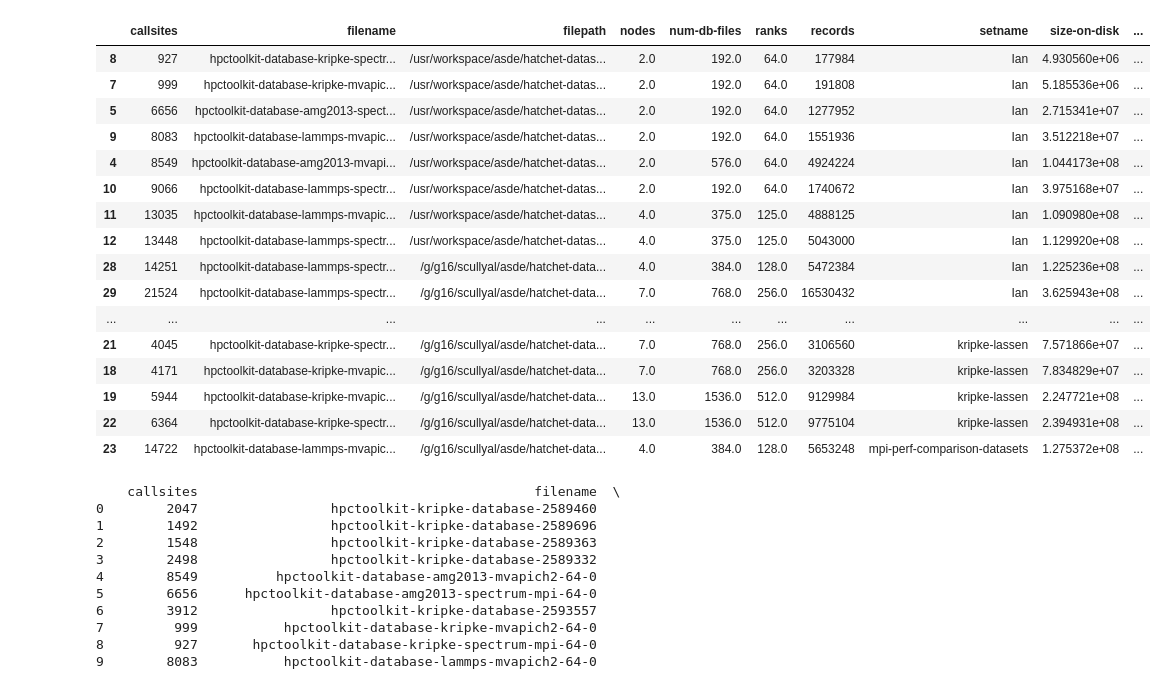
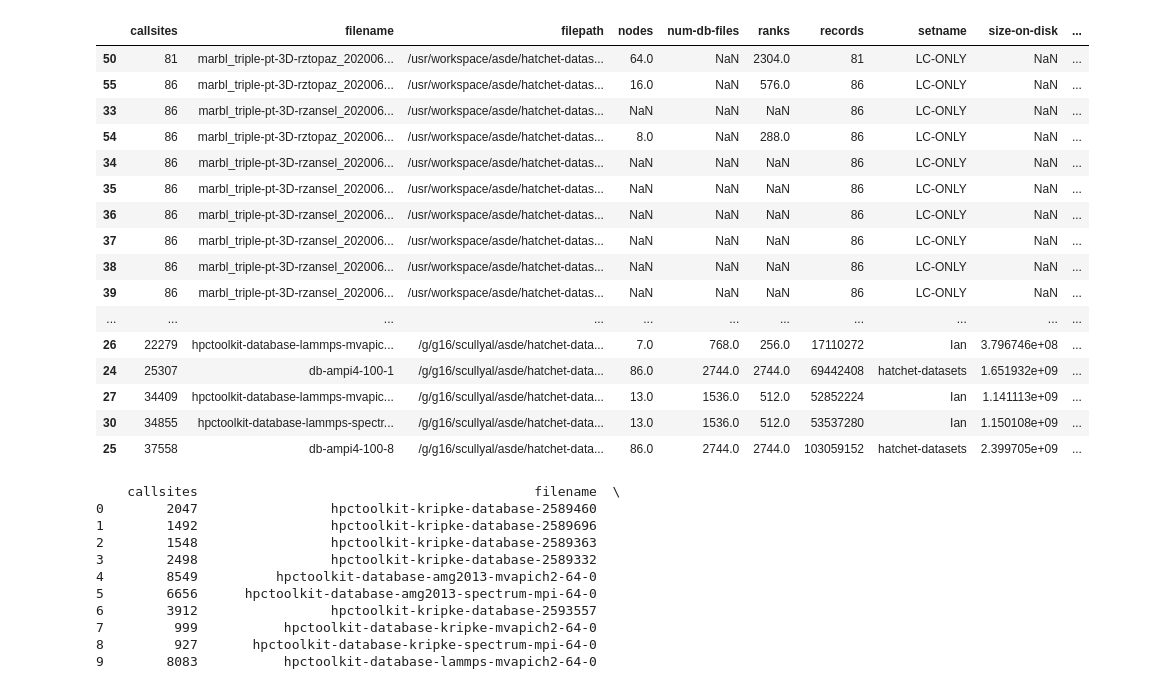
Before and after one commit to cscully-allison/hatchet_oprimization_project, a Jupyter notebook: db_management.ipynb, the cells around one changed output. Cells and saved outputs as stored; diff of their text form; code cells hidden in the pictures.

```diff
--- a/db_management.ipynb
+++ b/db_management.ipynb
@@ -24,23 +45,24 @@ display(HTML(ddb.p_md.groupby(['run_id']).mean().to_html()))
 # %%
-display(HTML(db.p_md.sort_values(["setname", "callsites"]).to_html()))
+display(HTML(db.p_md.sort_values(["callsites"]).to_html()))
+db.p_md.sort_values(["setname","callsites"]).to_html("md.html")
 # %% [output]
 |  | callsites | filename | filepath | nodes | num-db-files | ranks | records | setname | size-on-disk | ... |
-| 8 | 927 | hpctoolkit-database-kripke-spectr... | /usr/workspace/asde/hatchet-datas... | 2.0 | 192.0 | 64.0 | 177984 | Ian | 4.930560e+06 | ... |
-| 7 | 999 | hpctoolkit-database-kripke-mvapic... | /usr/workspace/asde/hatchet-datas... | 2.0 | 192.0 | 64.0 | 191808 | Ian | 5.185536e+06 | ... |
-| 5 | 6656 | hpctoolkit-database-amg2013-spect... | /usr/workspace/asde/hatchet-datas... | 2.0 | 192.0 | 64.0 | 1277952 | Ian | 2.715341e+07 | ... |
-| 9 | 8083 | hpctoolkit-database-lammps-mvapic... | /usr/workspace/asde/hatchet-datas... | 2.0 | 192.0 | 64.0 | 1551936 | Ian | 3.512218e+07 | ... |
-| 4 | 8549 | hpctoolkit-database-amg2013-mvapi... | /usr/workspace/asde/hatchet-datas... | 2.0 | 576.0 | 64.0 | 4924224 | Ian | 1.044173e+08 | ... |
-| 10 | 9066 | hpctoolkit-database-lammps-spectr... | /usr/workspace/asde/hatchet-datas... | 2.0 | 192.0 | 64.0 | 1740672 | Ian | 3.975168e+07 | ... |
-| 11 | 13035 | hpctoolkit-database-lammps-mvapic... | /usr/workspace/asde/hatchet-datas... | 4.0 | 375.0 | 125.0 | 4888125 | Ian | 1.090980e+08 | ... |
-| 12 | 13448 | hpctoolkit-database-lammps-spectr... | /usr/workspace/asde/hatchet-datas... | 4.0 | 375.0 | 125.0 | 5043000 | Ian | 1.129920e+08 | ... |
-| 28 | 14251 | hpctoolkit-database-lammps-spectr... | /g/g16/scullyal/asde/hatchet-data... | 4.0 | 384.0 | 128.0 | 5472384 | Ian | 1.225236e+08 | ... |
-| 29 | 21524 | hpctoolkit-database-lammps-spectr... | /g/g16/scullyal/asde/hatchet-data... | 7.0 | 768.0 | 256.0 | 16530432 | Ian | 3.625943e+08 | ... |
+| 50 | 81 | marbl_triple-pt-3D-rztopaz_202006... | /usr/workspace/asde/hatchet-datas... | 64.0 | NaN | 2304.0 | 81 | LC-ONLY | NaN | ... |
+| 55 | 86 | marbl_triple-pt-3D-rztopaz_202006... | /usr/workspace/asde/hatchet-datas... | 16.0 | NaN | 576.0 | 86 | LC-ONLY | NaN | ... |
+| 33 | 86 | marbl_triple-pt-3D-rzansel_202006... | /usr/workspace/asde/hatchet-datas... | NaN | NaN | NaN | 86 | LC-ONLY | NaN | ... |
+| 54 | 86 | marbl_triple-pt-3D-rztopaz_202006... | /usr/workspace/asde/hatchet-datas... | 8.0 | NaN | 288.0 | 86 | LC-ONLY | NaN | ... |
+| 34 | 86 | marbl_triple-pt-3D-rzansel_202006... | /usr/workspace/asde/hatchet-datas... | NaN | NaN | NaN | 86 | LC-ONLY | NaN | ... |
+| 35 | 86 | marbl_triple-pt-3D-rzansel_202006... | /usr/workspace/asde/hatchet-datas... | NaN | NaN | NaN | 86 | LC-ONLY | NaN | ... |
+| 36 | 86 | marbl_triple-pt-3D-rzansel_202006... | /usr/workspace/asde/hatchet-datas... | NaN | NaN | NaN | 86 | LC-ONLY | NaN | ... |
+| 37 | 86 | marbl_triple-pt-3D-rzansel_202006... | /usr/workspace/asde/hatchet-datas... | NaN | NaN | NaN | 86 | LC-ONLY | NaN | ... |
+| 38 | 86 | marbl_triple-pt-3D-rzansel_202006... | /usr/workspace/asde/hatchet-datas... | NaN | NaN | NaN | 86 | LC-ONLY | NaN | ... |
+| 39 | 86 | marbl_triple-pt-3D-rzansel_202006... | /usr/workspace/asde/hatchet-datas... | NaN | NaN | NaN | 86 | LC-ONLY | NaN | ... |
 | ... | ... | ... | ... | ... | ... | ... | ... | ... | ... | ... |
-| 21 | 4045 | hpctoolkit-database-kripke-spectr... | /g/g16/scullyal/asde/hatchet-data... | 7.0 | 768.0 | 256.0 | 3106560 | kripke-lassen | 7.571866e+07 | ... |
-| 18 | 4171 | hpctoolkit-database-kripke-mvapic... | /g/g16/scullyal/asde/hatchet-data... | 7.0 | 768.0 | 256.0 | 3203328 | kripke-lassen | 7.834829e+07 | ... |
-| 19 | 5944 | hpctoolkit-database-kripke-mvapic... | /g/g16/scullyal/asde/hatchet-data... | 13.0 | 1536.0 | 512.0 | 9129984 | kripke-lassen | 2.247721e+08 | ... |
-| 22 | 6364 | hpctoolkit-database-kripke-spectr... | /g/g16/scullyal/asde/hatchet-data... | 13.0 | 1536.0 | 512.0 | 9775104 | kripke-lassen | 2.394931e+08 | ... |
-| 23 | 14722 | hpctoolkit-database-lammps-mvapic... | /g/g16/scullyal/asde/hatchet-data... | 4.0 | 384.0 | 128.0 | 5653248 | mpi-perf-comparison-datasets | 1.275372e+08 | ... |
+| 26 | 22279 | hpctoolkit-database-lammps-mvapic... | /g/g16/scullyal/asde/hatchet-data... | 7.0 | 768.0 | 256.0 | 17110272 | Ian | 3.796746e+08 | ... |
+| 24 | 25307 | db-ampi4-100-1 | /g/g16/scullyal/asde/hatchet-data... | 86.0 | 2744.0 | 2744.0 | 69442408 | hatchet-datasets | 1.651932e+09 | ... |
+| 27 | 34409 | hpctoolkit-database-lammps-mvapic... | /g/g16/scullyal/asde/hatchet-data... | 13.0 | 1536.0 | 512.0 | 52852224 | Ian | 1.141113e+09 | ... |
+| 30 | 34855 | hpctoolkit-database-lammps-spectr... | /g/g16/scullyal/asde/hatchet-data... | 13.0 | 1536.0 | 512.0 | 53537280 | Ian | 1.150108e+09 | ... |
+| 25 | 37558 | db-ampi4-100-8 | /g/g16/scullyal/asde/hatchet-data... | 86.0 | 2744.0 | 2744.0 | 103059152 | hatchet-datasets | 2.399705e+09 | ... |
 # %%
 db.rm([31])
 # %%
```
Also changed, not shown: parts of 3 cells of this notebook, 3 other files.
